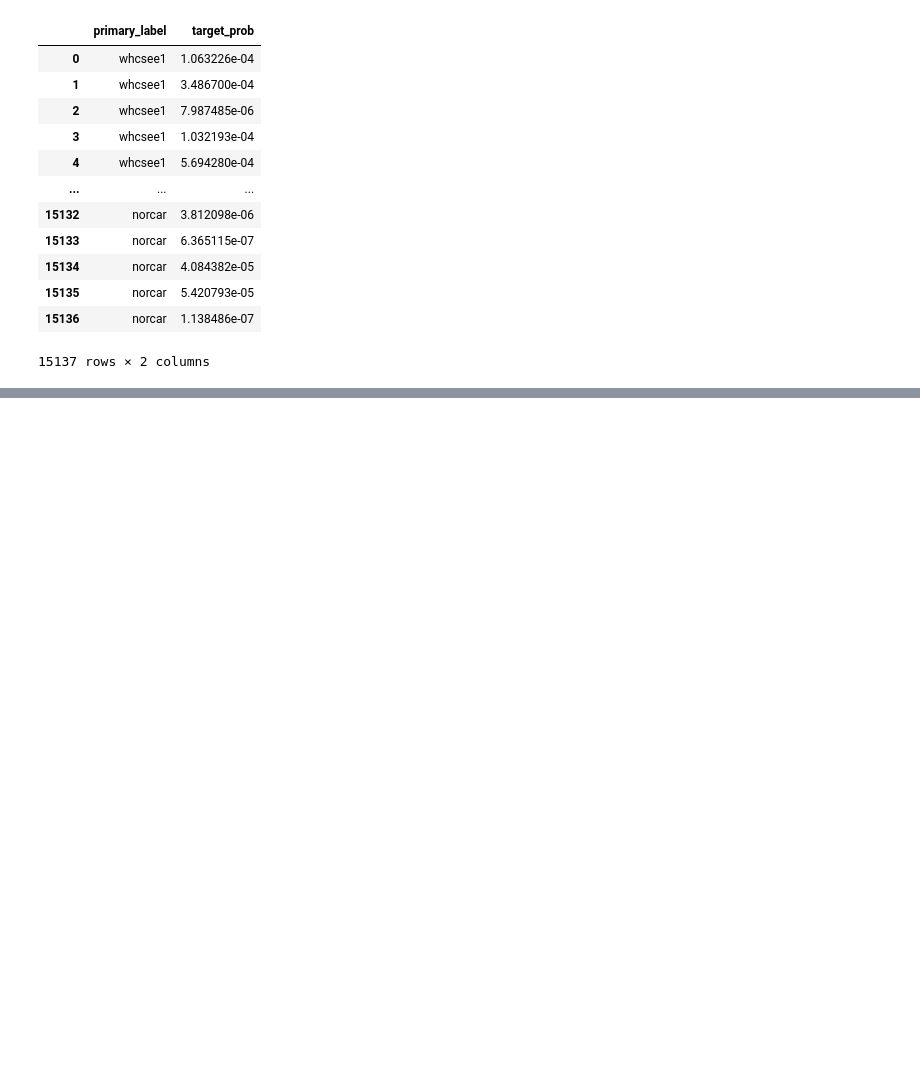
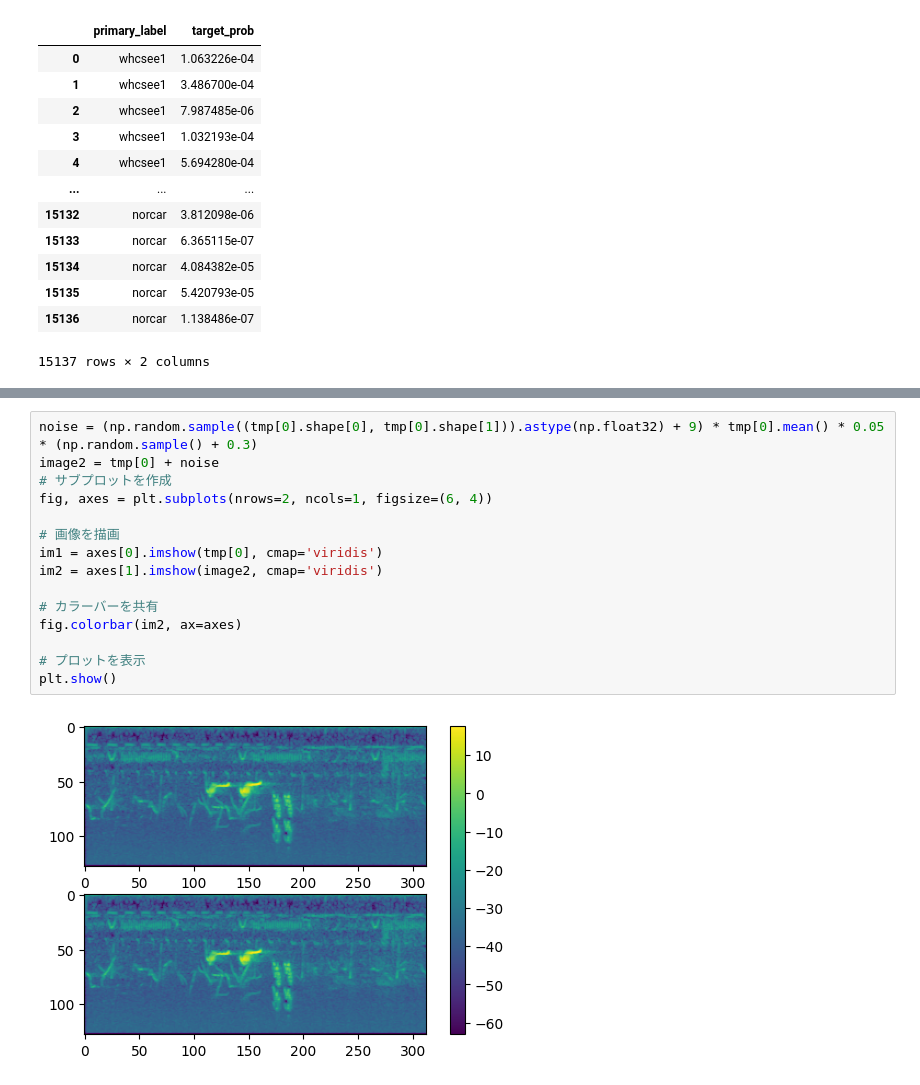
Before and after one commit to YutoShibata07/BirdCLEF2023, a Jupyter notebook: src/utils/EDA.ipynb, the cells around one changed output, grey strips where cells are left out. Drawn from its saved outputs; the diff is of its cells as text; blank space fills up the shorter version.

```diff
--- a/src/utils/EDA.ipynb
+++ b/src/utils/EDA.ipynb
@@ -123,0 +134,17 @@ tmp[['primary_label', 'target_prob']]
+# %%
+noise = (np.random.sample((tmp[0].shape[0], tmp[0].shape[1])).astype(np.float32) + 9) * tmp[0].mean() * 0.05 * (np.random.sample() + 0.3)
+image2 = tmp[0] + noise
+# サブプロットを作成
+fig, axes = plt.subplots(nrows=2, ncols=1, figsize=(6, 4))
+
+# 画像を描画
+im1 = axes[0].imshow(tmp[0], cmap='viridis')
+im2 = axes[1].imshow(image2, cmap='viridis')
+
+# カラーバーを共有
+fig.colorbar(im2, ax=axes)
+
+# プロットを表示
+plt.show()
+# %% [output]
+[figure, added]
```
Also changed, not shown: parts of 6 cells of this notebook, 10 other files.
